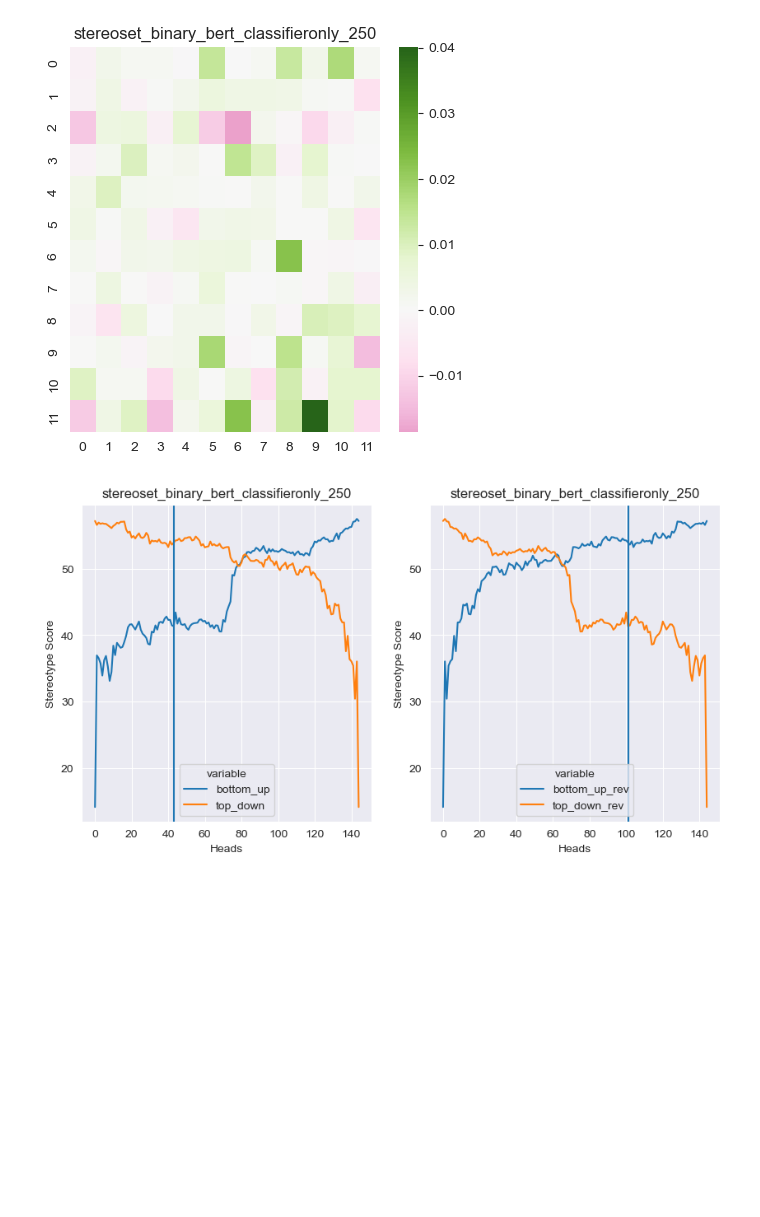
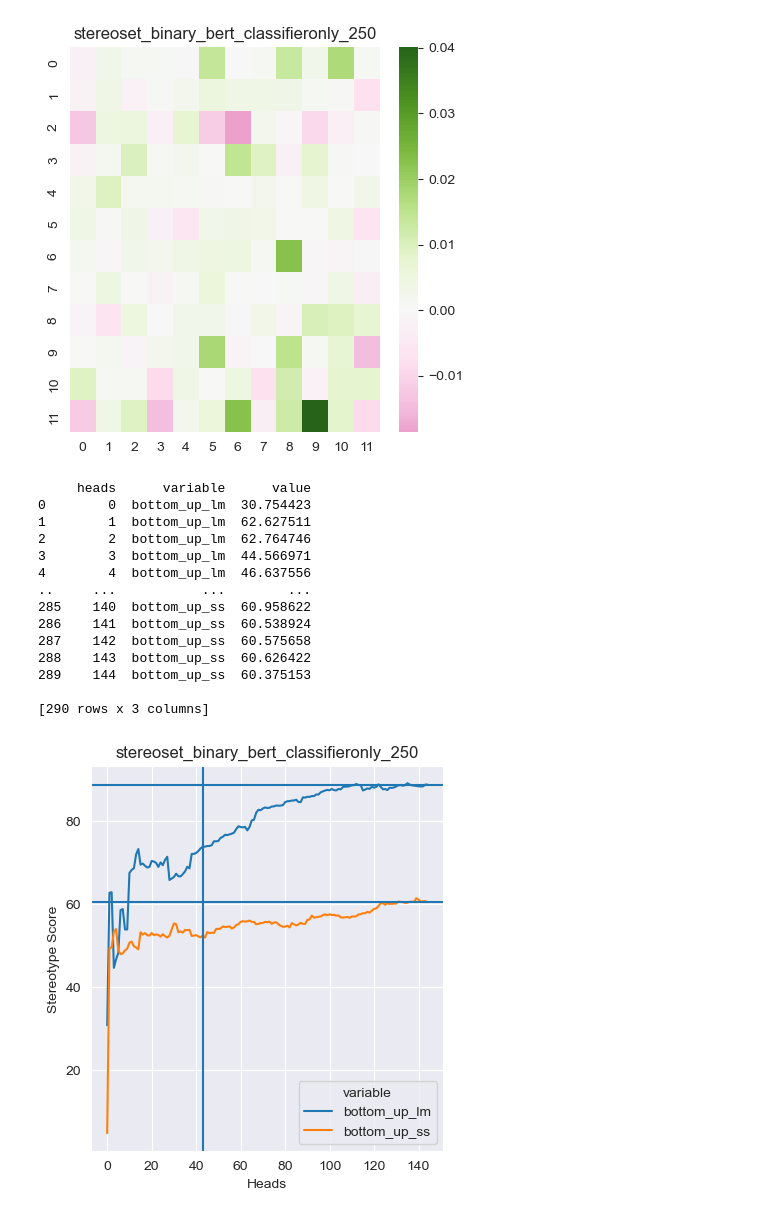
Before and after one commit to henryscheible/nlp-research, a Jupyter notebook: visualizations/ss_ablation.ipynb, the cells around one changed output. Saved outputs shown, nothing was run; the diff lists cells and outputs as text; code cells hidden in the pictures; blank space fills up the shorter version.

```diff
--- a/visualizations/ss_ablation.ipynb
+++ b/visualizations/ss_ablation.ipynb
@@ -11,5 +9,7 @@ results = """{"stereoset_binary_bert_classifieronly": {"250": {"base_acc": 57.18
+# %%
+RESULT_URL = "https://huggingface.co/henryscheible/experiment_results/raw/main/results_2022-12-29%2017%3A43%3A54.180109.json"
 # %%
-data = json.loads(results)
+data = json.loads(requests.get(RESULT_URL).text)
 # %%
 data.keys()
 # %% [output]
@@ -31,36 +37,41 @@ plt.show()
 # %%
 fig = plt.figure(figsize=(10, 5))
 fig.subplots_adjust(hspace=0.2, wspace=0.2)
 for i, checkpoint in enumerate(checkpoints):
     for j, suffix in enumerate(suffixes):
         ax = fig.add_subplot(1, 2, 1)
         df = pd.DataFrame({
             'heads': np.arange(145),
-            'bottom_up': data[checkpoint][suffix]["bottom_up_results"],
-            'top_down': data[checkpoint][suffix]["top_down_results"],
+            'bottom_up_lm': data[checkpoint][suffix]["bottom_up_lm"],
+            'bottom_up_ss': data[checkpoint][suffix]["bottom_up_ss"],
         })
         contribs = np.asarray(data[checkpoint][suffix]["contribs"])
         vline = (contribs < 0).sum()
+        ss_hline = float(data[checkpoint][suffix]["base_ss"])
+        lm_hline = float(data[checkpoint][suffix]["base_lm"])
         ax.set_title(f"{checkpoint}_{suffix}")
         sns.lineplot(x='heads', y='value', hue='variable',
                     data=pd.melt(df, ['heads']), ax=ax)
+        print(pd.melt(df, ['heads']))
         ax.set(xlabel="Heads", ylabel="Stereotype Score")
-        ax.axvline(vline, 0, 1)
-
-        ax = fig.add_subplot(1,2, 2)
-        df = pd.DataFrame({
-            'heads': np.arange(145),
-            'bottom_up_rev': data[checkpoint][suffix]["bottom_up_rev_results"],
-            'top_down_rev': data[checkpoint][suffix]["top_down_rev_results"],
-        })
-        contribs = np.asarray(data[checkpoint][suffix]["contribs"])
-        vline = (contribs > 0).sum()
-        ax.set_title(f"{checkpoint}_{suffix}")
-        sns.lineplot(x='heads', y='value', hue='variable',
-                    data=pd.melt(df, ['heads']), ax=ax)
-        ax.set(xlabel="Heads", ylabel="Stereotype Score")
-        ax.axvline(vline, 0, 1)
+        ax.axvline(vline, 0, 100)
+        ax.axhline(ss_hline, 0, 144)
+        ax.axhline(lm_hline, 0, 144)
 
 plt.show()
 # %% [output]
+     heads      variable      value
+0        0  bottom_up_lm  30.754423
+1        1  bottom_up_lm  62.627511
+2        2  bottom_up_lm  62.764746
+3        3  bottom_up_lm  44.566971
+4        4  bottom_up_lm  46.637556
+..     ...           ...        ...
+285    140  bottom_up_ss  60.958622
+286    141  bottom_up_ss  60.538924
+287    142  bottom_up_ss  60.575658
+288    143  bottom_up_ss  60.626422
+289    144  bottom_up_ss  60.375153
+
+[290 rows x 3 columns]
-[figure, old version]
+[figure, new version]
```
Also changed, not shown: parts of 4 cells of this notebook, 10 other files.
